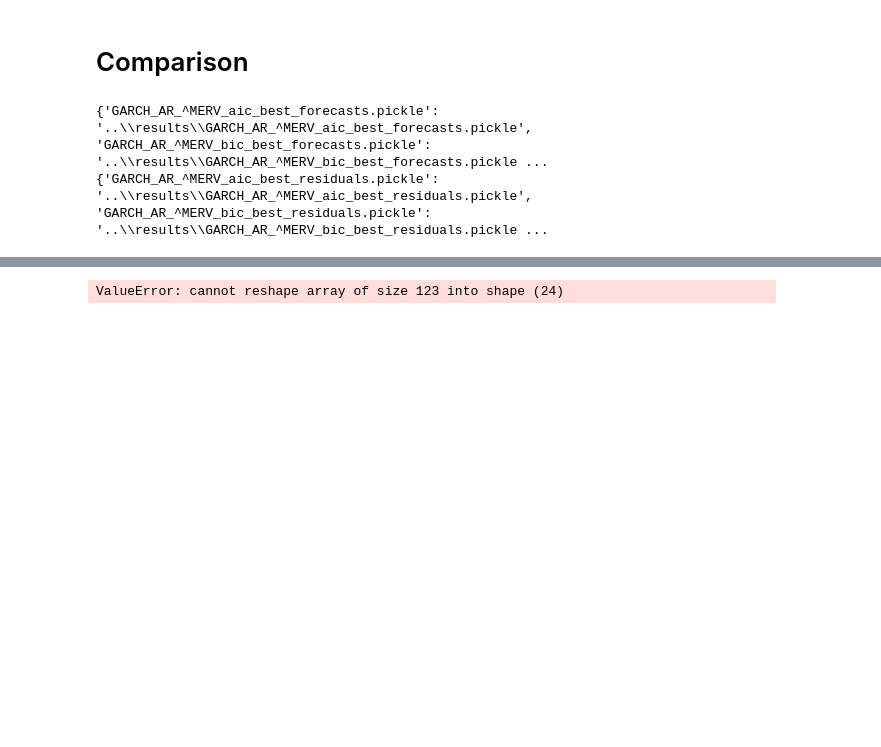
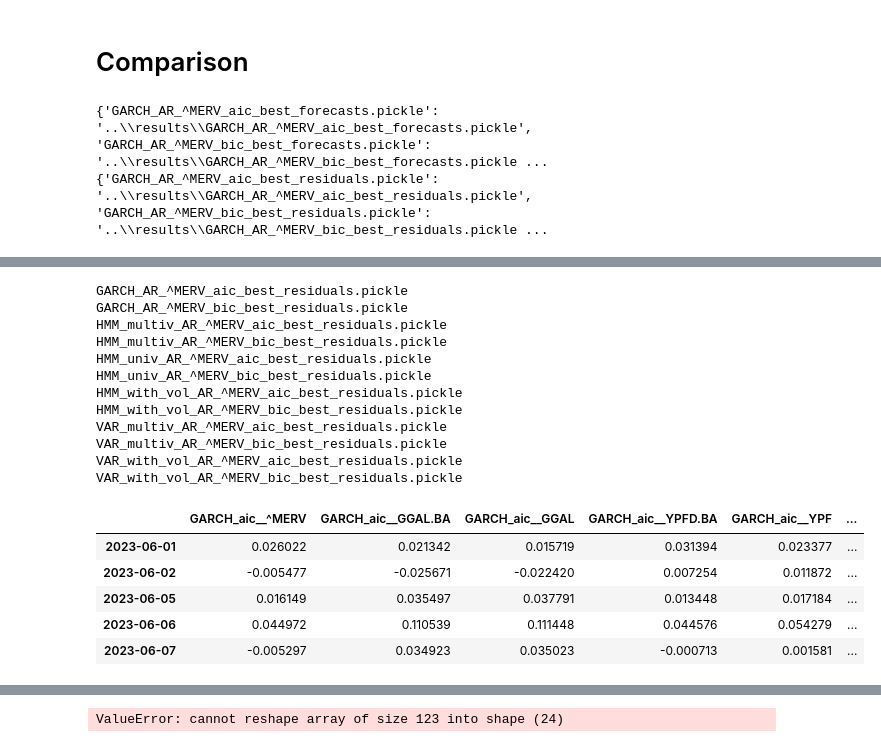
Before and after one commit to alfsn/regime-switching-hmm, a Jupyter notebook: notebooks/03_Comparison.ipynb, the cells around one changed output, grey strips where cells are left out. Drawn from its saved outputs; the diff is of its cells as text; code cells hidden in the pictures; blank space fills up the shorter version.

Commit message:
download test df in comparison

```diff
--- a/notebooks/03_Comparison.ipynb
+++ b/notebooks/03_Comparison.ipynb
@@ -28,3 +28,8 @@ stocksdict = params["stocksdict"]
+# %%
+name = f'finaldf_test_{params["tablename"]}.pickle'
+filename = os.path.join(dataroute, name)
+with open(filename, "rb") as handle:
+    df_test = pickle.load(handle)
 # %%
 def get_all_results_matching(substring:str):
     all_results = {}
@@ -57,4 +60,32 @@ def get_only_log_rets(dict_with_dfs: dict, stock: str):
         except:  # TODO: SACAR ESTO! Es un chanchullo pq hay algunas que son guardadas como None
             pass
     return df
+# %%
+def create_df_from_results_dict(results_dict:dict, substring_to_replace:str):
+    created_df = pd.DataFrame()
+
+    for name, dir in results_dict.items():
+        dict_with_dfs = pd.read_pickle(dir)
+        print(name)
+
+        for stock in dict_with_dfs.keys():
+            df = get_only_log_rets(dict_with_dfs, stock)
+
+            modelname = (
+                name.replace(f"{substring_to_replace}.pickle", "")
+                .replace("best", "")
+                .replace(params["tablename"], "")
+                .replace("__", "_")
+                .replace("__", "_")
+            )
+
+            df.columns = [modelname + "_" + stock]
+
+            created_df = pd.merge(
+                created_df, df, left_index=True, right_index=True, how="outer"
+            )
+
+    created_df.index = pd.to_datetime(created_df.index)
+    created_df = created_df[created_df.index > start_test]
+    return created_df
 # %%
@@ -98,0 +110,22 @@ VAR_with_vol_AR_^MERV_bic_best_residuals.pickle
+# %%
+residual_df = create_df_from_results_dict(all_residuals, "residuals")
+residual_df.head()
+# %% [output]
+GARCH_AR_^MERV_aic_best_residuals.pickle
+GARCH_AR_^MERV_bic_best_residuals.pickle
+HMM_multiv_AR_^MERV_aic_best_residuals.pickle
+HMM_multiv_AR_^MERV_bic_best_residuals.pickle
+HMM_univ_AR_^MERV_aic_best_residuals.pickle
+HMM_univ_AR_^MERV_bic_best_residuals.pickle
+HMM_with_vol_AR_^MERV_aic_best_residuals.pickle
+HMM_with_vol_AR_^MERV_bic_best_residuals.pickle
+VAR_multiv_AR_^MERV_aic_best_residuals.pickle
+VAR_multiv_AR_^MERV_bic_best_residuals.pickle
+VAR_with_vol_AR_^MERV_aic_best_residuals.pickle
+VAR_with_vol_AR_^MERV_bic_best_residuals.pickle
+|  | GARCH_aic__^MERV | GARCH_aic__GGAL.BA | GARCH_aic__GGAL | GARCH_aic__YPFD.BA | GARCH_aic__YPF | ... |
+| 2023-06-01 | 0.026022 | 0.021342 | 0.015719 | 0.031394 | 0.023377 | ... |
+| 2023-06-02 | -0.005477 | -0.025671 | -0.022420 | 0.007254 | 0.011872 | ... |
+| 2023-06-05 | 0.016149 | 0.035497 | 0.037791 | 0.013448 | 0.017184 | ... |
+| 2023-06-06 | 0.044972 | 0.110539 | 0.111448 | 0.044576 | 0.054279 | ... |
+| 2023-06-07 | -0.005297 | 0.034923 | 0.035023 | -0.000713 | 0.001581 | ... |
```
Also changed, not shown: parts of 14 cells of this notebook.
